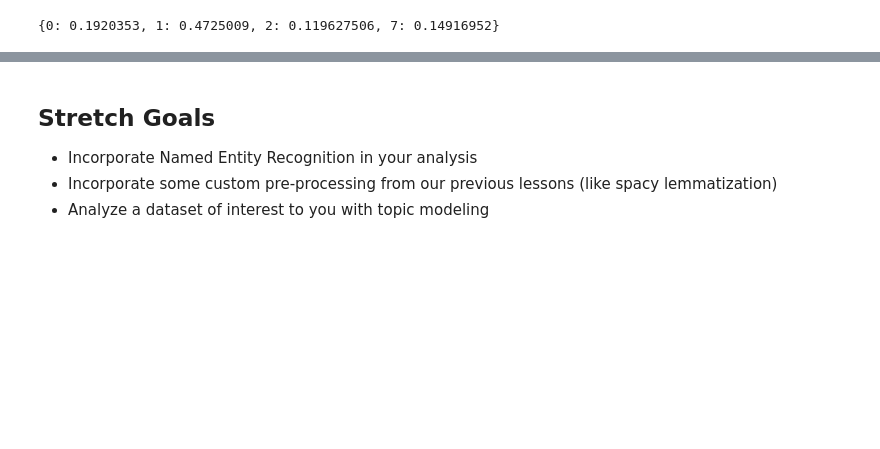
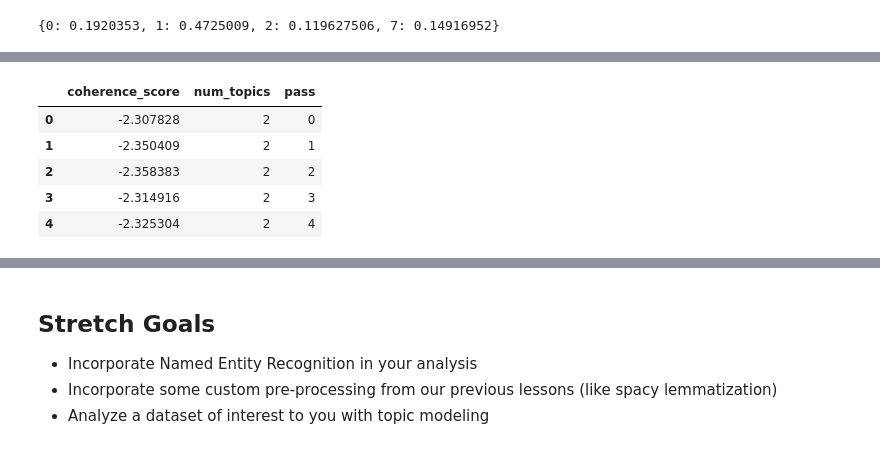
Before and after one commit to ekoly/DS-Unit-4-Sprint-1-NLP, a Jupyter notebook: module4-topic-modeling/LS_DS_414_Topic_Modeling_Assignment.ipynb, the cells around one changed output, grey strips where cells are left out. Saved outputs shown, nothing was run; the diff lists cells and outputs as text; code cells hidden in the pictures; blank space fills up the shorter version.

```diff
--- a/module4-topic-modeling/LS_DS_414_Topic_Modeling_Assignment.ipynb
+++ b/module4-topic-modeling/LS_DS_414_Topic_Modeling_Assignment.ipynb
@@ -281,0 +353,10 @@ distro_df.pivot_table(index="primaryCategories", values=topics, aggfunc="mean")
+# %%
+topic_coherence = pd.DataFrame.from_records(coherence_values)
+topic_coherence.head()
+# %% [output]
+|  | coherence_score | num_topics | pass |
+| 0 | -2.307828 | 2 | 0 |
+| 1 | -2.350409 | 2 | 1 |
+| 2 | -2.358383 | 2 | 2 |
+| 3 | -2.314916 | 2 | 3 |
+| 4 | -2.325304 | 2 | 4 |
```
Also changed, not shown: parts of 10 cells of this notebook.
